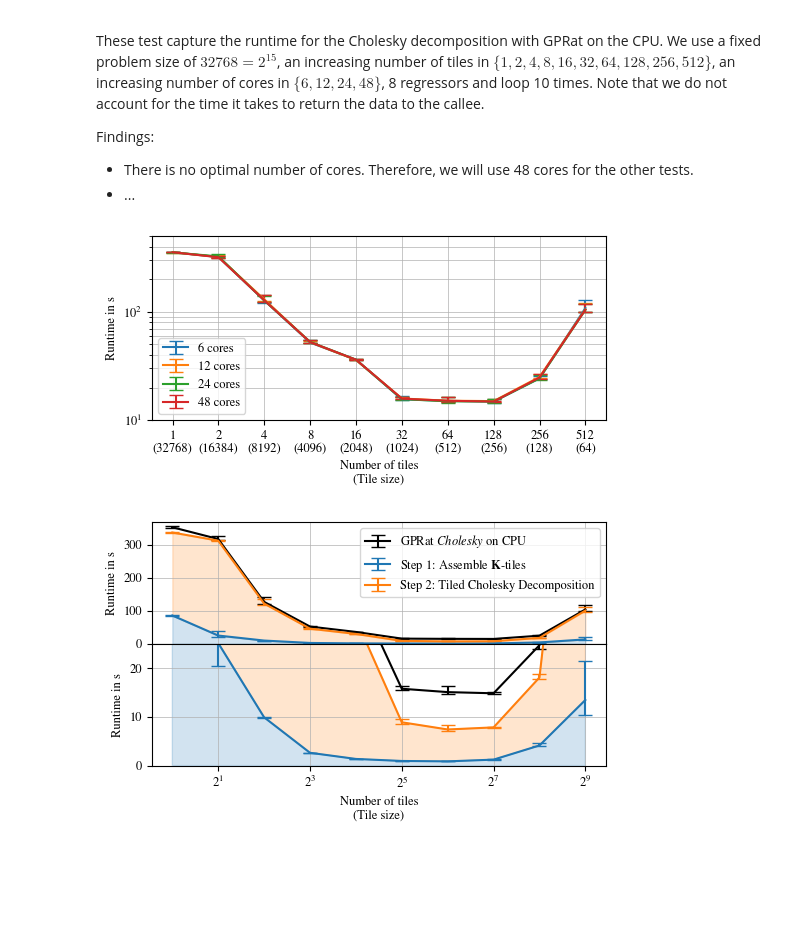
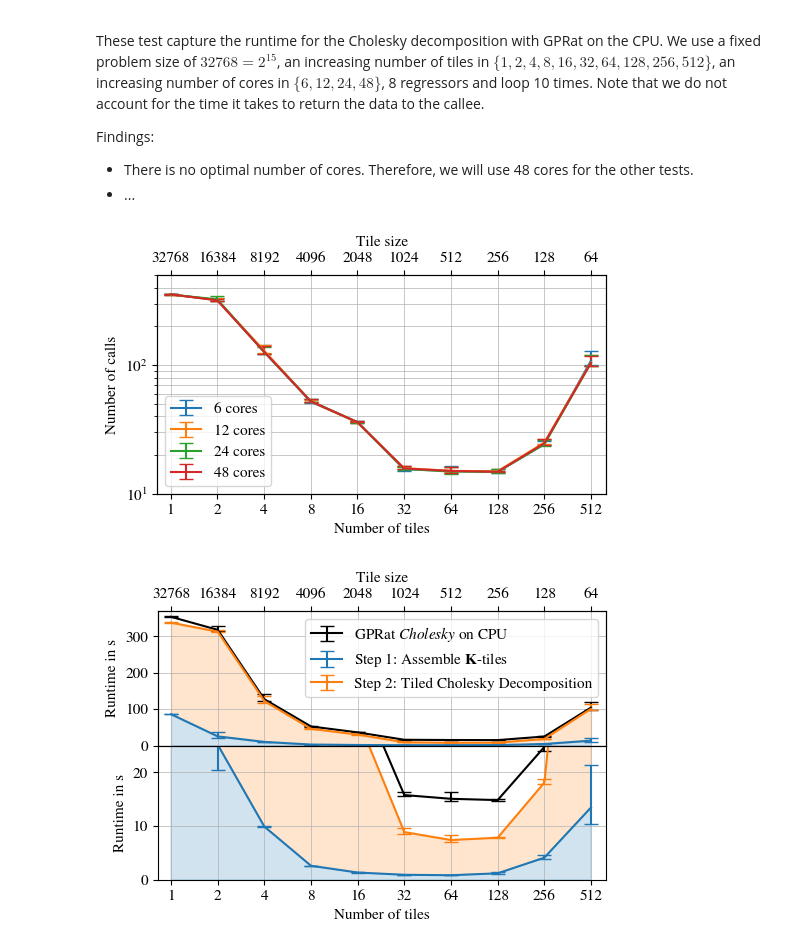
Before and after one commit to moellh/GPRat, a Jupyter notebook: 1-2-cholesky-cpu.ipynb, the cells around one changed output. Saved outputs shown, nothing was run; the diff lists cells and outputs as text; code cells hidden in the pictures; blank space fills up the shorter version.

```diff
--- a/1-2-cholesky-cpu.ipynb
+++ b/1-2-cholesky-cpu.ipynb
@@ -22,7 +22,7 @@ from mpl_toolkits.axes_grid1.inset_locator import zoomed_inset_axes
 
 mpl.rcParams['mathtext.fontset'] = 'stix'
 mpl.rcParams['font.family'] = 'STIXGeneral'
-mpl.rcParams.update({'font.size': 9})
+mpl.rcParams.update({'font.size': 11})
 mpl.rcParams.update({'errorbar.capsize': 5})
 mpl.rcParams.update({'grid.linewidth': 0.5})
 # %%
@@ -84,59 +84,75 @@ def confidence_error(df, confidence=0.95, column="stddev"):
 # %%
 # plot for cholesky
 
 n_train = 32768
 
-plt.figure(figsize=(5, 2.5))
+fig, ax = plt.subplots(figsize=(5, 3))
+ax_top = ax.twiny()
 
-plt.xlabel('Number of tiles\n(Tile size)')
-plt.ylabel('Runtime in s')
-plt.grid(True, which="both")
-plt.xscale('log', base=2)
-plt.yscale("log", base=10)
-plt.ylim(10,500)
+xticks = df_cholesky["n_tiles"].unique()
+tile_sizes = n_train / xticks
+ax.set_xlim(0.82, 640)
+ax.set_ylim(10, 500)
+ax.set_xlabel("Number of tiles")
+ax.set_ylabel("Number of calls")
+ax.set_xscale("log", base=2)
+ax.set_yscale("log", base=10)
+ax.set_xticks(xticks, [int(x) for x in xticks])
+ax.grid(True, which="both")
 
-xticks = df_cholesky['n_tiles'].unique()
-tile_sizes = n_train / xticks
-plt.xticks(
-    xticks,
-    [f"{int(tile)}\n({int(size)})" for tile, size in zip(xticks, tile_sizes)],
-)
+ax_top.set_xlim(ax.get_xlim())
+ax_top.set_ylim(ax.get_ylim())
+ax_top.set_xscale("log", base=2)
+ax_top.set_xlabel("Tile size")
+ax_top.set_xticks(xticks, [int(tile_size) for tile_size in tile_sizes])
 
 for n_cores, group in df_cholesky.groupby("n_cores"):
     lower, upper = confidence_error(group, 0.95)
     plt.errorbar(group['n_tiles'], group['mean']/10**9, yerr=[lower/10**9, upper/10**9], label=f"{n_cores} cores")
 
 plt.legend()
 plt.tight_layout(pad=0)
 plt.savefig("./pdf/cholesky-cpu.pdf")
 # %% [output]
-[figure, old version]
+[figure, new version]
 # %%
 # plot for cholesky steps
 
 n_train = 32768
 n_cores = 48
 
-fig, ax = plt.subplots(2, 1, figsize=(5, 3), sharex=True, gridspec_kw={'hspace': 0})
+fig, ax = plt.subplots(2, 1, figsize=(5, 3.5), sharex=True, gridspec_kw={'hspace': 0})
 
-ax[1].set_xlabel("Number of tiles\n(Tile size)")
+ax[1].set_xlabel("Number of tiles")
 ax[0].set_ylabel("Runtime in s")
 ax[1].set_ylabel("Runtime in s")
 ax[0].set_ylim(0, 370)
 ax[1].set_ylim(0, 25)
+ax[0].set_xlim(0.82, 640)
+ax[1].set_xlim(0.82, 640)
 
 xticks = df_steps["n_tiles"].unique()
 tile_sizes = n_train / xticks
-ax[1].set_xticks(
-    xticks,
-    [f"{int(tile)}\n({int(size)})" for tile, size in zip(xticks, tile_sizes)],
-)
+
+ax_top = ax[0].twiny()
+
+xticks = df_cholesky["n_tiles"].unique()
+tile_sizes = n_train / xticks
+
+ax[0].set_xscale("log", base=2)
+ax[0].set_xticks(xticks, [int(x) for x in xticks])
+ax[0].grid(True, which="both")
+ax[1].set_xscale("log", base=2)
+ax[1].set_xticks(xticks, [int(x) for x in xticks])
+ax[1].grid(True, which="both")
+
+ax_top.set_xlim(ax[0].get_xlim())
+ax_top.set_ylim(ax[0].get_ylim())
+ax_top.set_xscale("log", base=2)
+ax_top.set_xlabel("Tile size")
+ax_top.set_xticks(xticks, [int(tile_size) for tile_size in tile_sizes])
 
 def plot(ax):
-    xticks = df_cholesky["n_tiles"].unique()
-    tile_sizes = n_train / xticks
-    ax.grid(True, which="both")
-    ax.set_xscale("log", base=2)
     df_cholesky_48 = df_cholesky[df_cholesky["n_cores"] == n_cores]
     lower, upper = confidence_error(df_cholesky_48, 0.95)
     ax.errorbar(
@@ -193,7 +209,7 @@ ax[0].legend()
 fig.tight_layout(pad=0)
 fig.savefig("./pdf/cholesky-cpu-steps.pdf")
 # %% [output]
-[figure, old version]
+[figure, new version]
 # %%
 # plot for cholesky: Assembly
 
```
Also changed, not shown: parts of 2 cells of this notebook, 53 other files.
